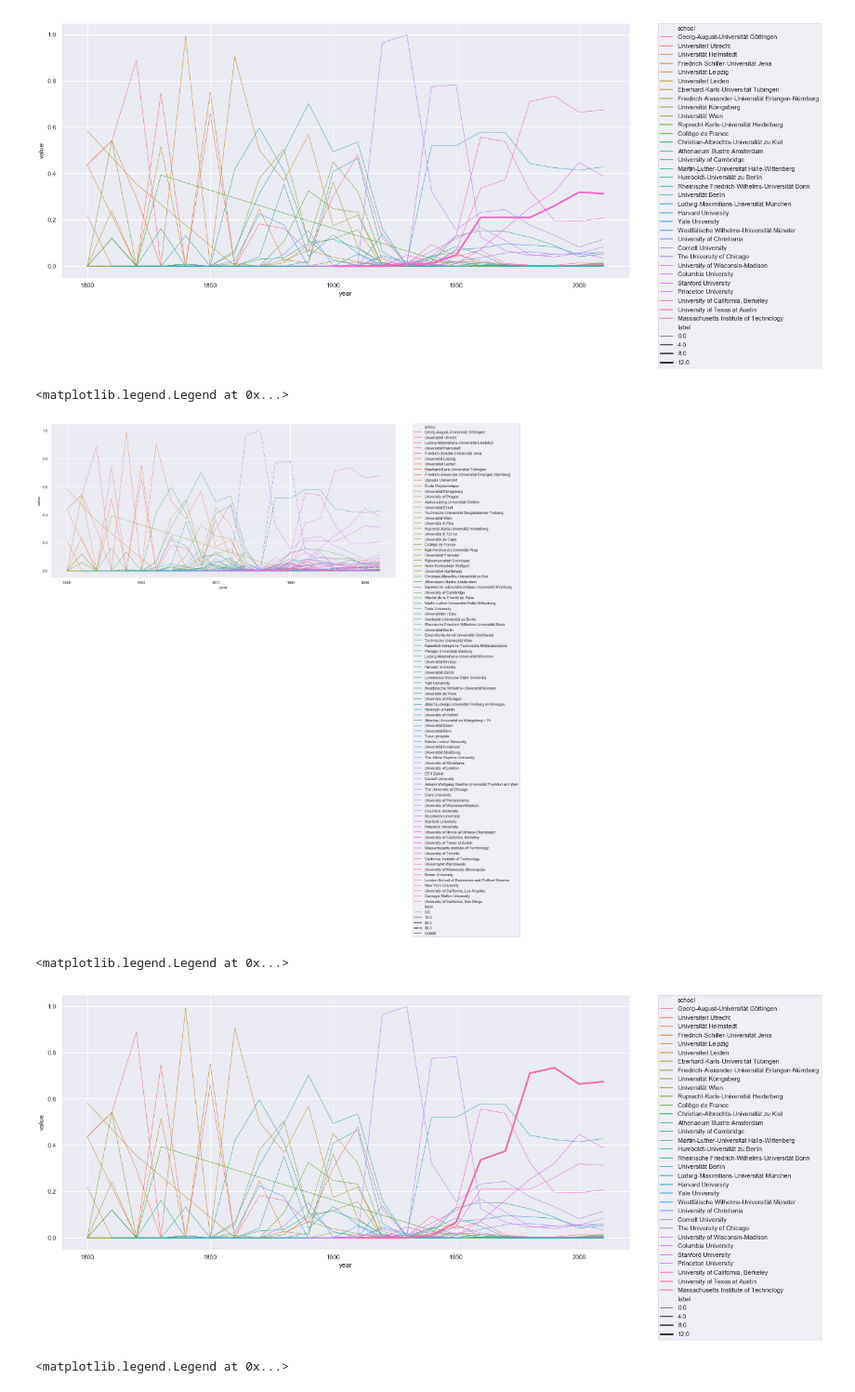
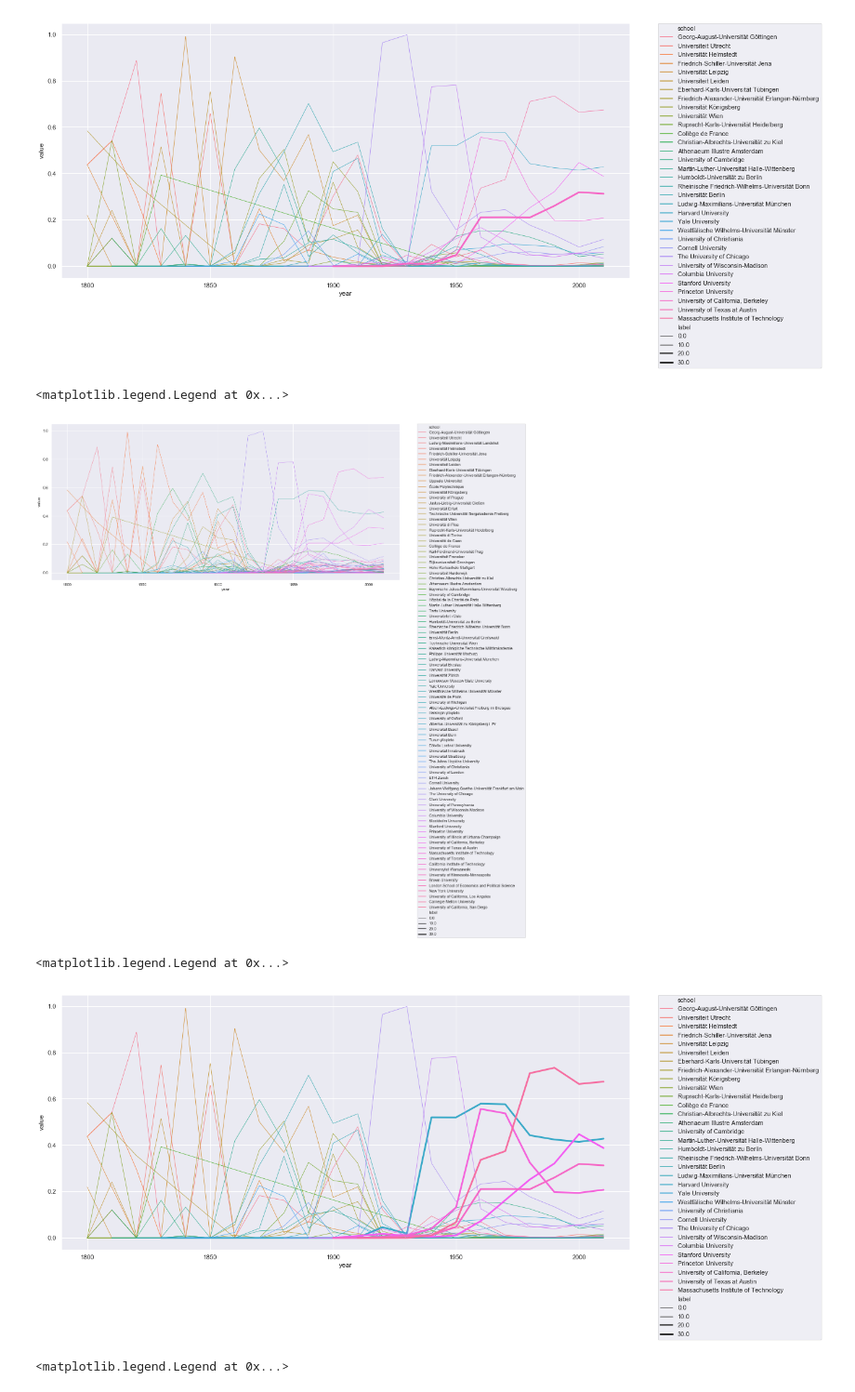
Before and after one commit to chansooligans/math_geneology, a Jupyter notebook: code/network_x_schools.ipynb, the cells around one changed output. Shown at 93% size. Drawn from its saved outputs; the diff is of its cells as text; code cells hidden in the pictures.

```diff
--- a/code/network_x_schools.ipynb
+++ b/code/network_x_schools.ipynb
@@ -281,18 +281,21 @@ def line_plot_schools(df_centralities, centrality_measure, n):
 # %%
 sns.set(rc={'figure.figsize':(18,8.27)})
 # %%
-def line_plot_schools(df_centralities, centrality_measure, n, school=None):
+def line_plot_schools(df_centralities, centrality_measure, n, school=None, country = False):
 
     schools_to_keep = []
     for year in df_centralities['year'].unique():
         schools = df_centralities.loc[df_centralities['year'] == year,:].sort_values(centrality_measure, ascending = False)['school'][0:n]
         schools_to_keep += list(schools)
     df_centralities_subset = df_centralities.loc[[x in list(set(schools_to_keep)) for x in df_centralities['school']],:]
-    df_lineplot = pd.melt(df_centralities_subset, id_vars=['school','year'])
+    df_lineplot = pd.melt(df_centralities_subset, id_vars=['country','school','year'])
     df_lineplot = df_lineplot.loc[df_lineplot['variable']==centrality_measure,:]
-    if school != None:
+    df_lineplot['value'] = [float(x) for x in df_lineplot['value']]
+    if country == True:
+        sns.lineplot(x="year", y="value", hue="country", data=df_lineplot)
+    elif school != None:
         df_lineplot['label'] = 0.0005
-        df_lineplot.loc[df_lineplot['school'] == school, 'label'] = 30
-        sns.lineplot(x="year", y="value", hue="school", size = 'label',style='label', data=df_lineplot)
+        df_lineplot.loc[[x in school for x in df_lineplot['school']], 'label'] = 30
+        sns.lineplot(x="year", y="value", hue="school", size = 'label', data=df_lineplot)
     else:
         sns.lineplot(x="year", y="value", hue="school", data=df_lineplot)
@@ -298,0 +304,6 @@ def line_plot_schools(df_centralities, centrality_measure, n, school=None):
+# %%
+school_country_pre_1940 = pd.read_csv('schools_pre_1940.csv')
+# %%
+df_centralities = pd.concat(centralities_over_time_list,axis=0,sort=False)
+# %%
+df_centralities = df_centralities.merge(school_country_pre_1940, on = 'school', how='left')
@@ -343,13 +362,20 @@ line_plot_schools(df_centralities, 'out_eigenvector', 20,'Lomonosov Moscow State
 plt.legend(bbox_to_anchor=(1.05, 1), loc=2, borderaxespad=0.)
 # %% [output]
 <matplotlib.legend.Legend at 0x...>
-[figure, old version]
+[figure, new version]
 # %%
-line_plot_schools(df_centralities, 'out_eigenvector', 5,'Massachusetts Institute of Technology')
+line_plot_schools(df_centralities,
+                  'out_eigenvector',
+                  5,[
+                      'Massachusetts Institute of Technology',
+                      'Harvard University',
+                      'Stanford University', 'Princeton University',
+                      'University of California, Berkeley'
+                  ])
 plt.legend(bbox_to_anchor=(1.05, 1), loc=2, borderaxespad=0.)
 # %% [output]
 <matplotlib.legend.Legend at 0x...>
-[figure, old version]
+[figure, new version]
 # %%
 line_plot_schools(df_centralities, 'out_eigenvector', 5,'Universität Leipzig')
 plt.legend(bbox_to_anchor=(1.05, 1), loc=2, borderaxespad=0.)
```
Also changed, not shown: parts of 10 cells of this notebook, 5 other files.
